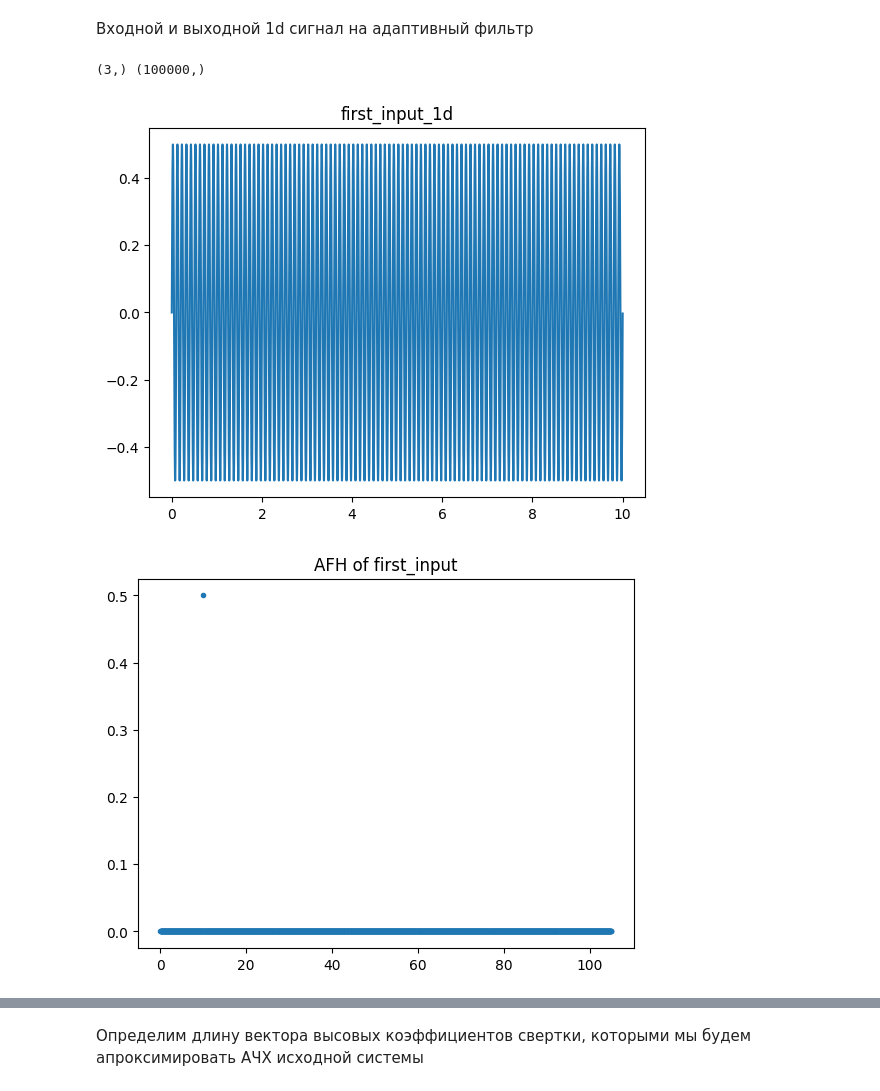
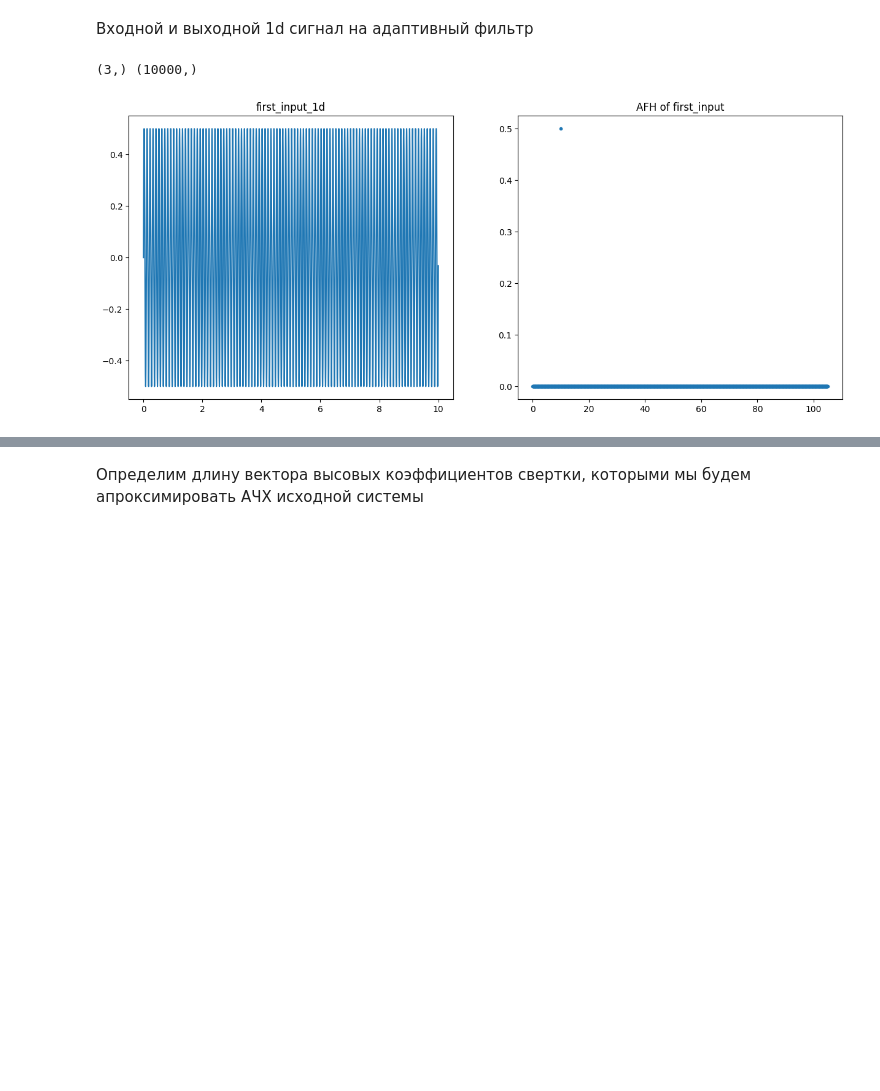
Before and after one commit to dd114/Adaptive-filter-1, a Jupyter notebook: Adaptive-filter-1.ipynb, the cells around one changed output, grey strips where cells are left out. Drawn from its saved outputs; the diff is of its cells as text; code cells hidden in the pictures; blank space fills up the shorter version.

```diff
--- a/Adaptive-filter-1.ipynb
+++ b/Adaptive-filter-1.ipynb
@@ -134,33 +134,35 @@ plt.show()
 Входной и выходной 1d сигнал на адаптивный фильтр
 # %%
 right_bound = 10
-number_of_point = 100000
+number_of_point = 10000
 # number_of_point = first_input_1d.size
 t = np.linspace(0, right_bound, number_of_point, endpoint=False)
 # %%
 initial_weights_1d = np.array([0.1, 0.3, 0.5])
 # %%
+# first_input_1d = 1 / (1 + t) * signal_1d(0.5, 10, 0, t)
 first_input_1d = signal_1d(0.5, 10, 0, t)
 
 second_input_1d = signal_1d(1, 1, 0, t) + ps.processing_of_signal(first_input_1d, initial_weights_1d)
-
-# print(signal_1d(1, 1, 0, t).shape, ps.processing_of_signal(first_input_1d, initial_weights_1d).shape)
+# second_input_1d = ps.processing_of_signal(first_input_1d, initial_weights_1d)
 # %% [output]
-(3,) (100000,)
+(3,) (10000,)
 # %%
+plt.figure(figsize=(15, 6))
+plt.subplot(1, 2, 1)
 plt.plot(t, first_input_1d)
 plt.title("first_input_1d")
-plt.show()
+# plt.show()
 
 freq_bound = 2100
 
 x = fftpack.rfftfreq(first_input_1d.size, right_bound / number_of_point)
 y = 2 * np.abs(fftpack.rfft(first_input_1d)) / first_input_1d.size
 
+plt.subplot(1, 2, 2)
 plt.plot(x[:freq_bound], y[:freq_bound], '.')
 plt.title("AFH of first_input")
 plt.show()
 # %% [output]
-[figure, old version]
+[figure, new version]
-[figure, removed]
 # %%
```
Also changed, not shown: parts of 10 cells of this notebook, 9 other files.
